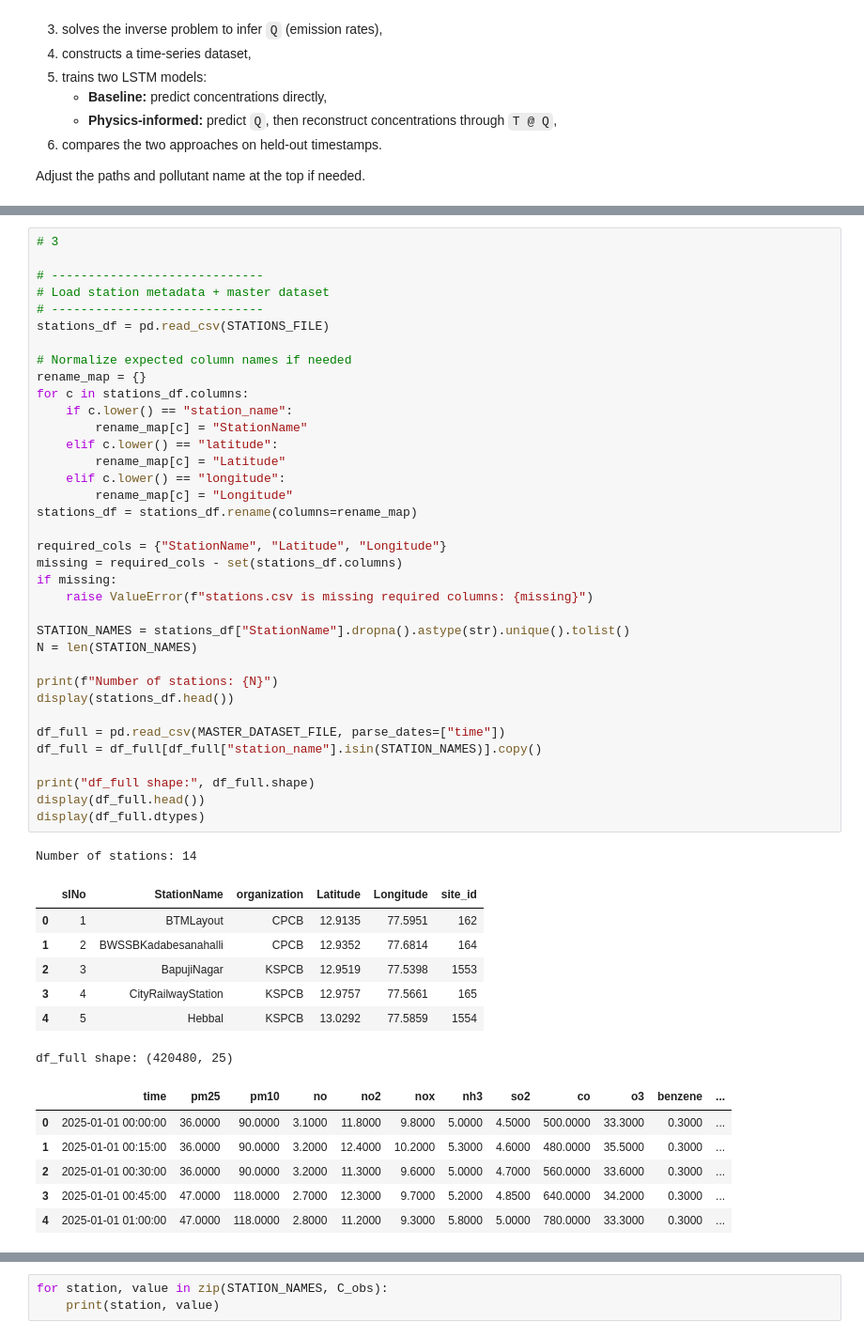
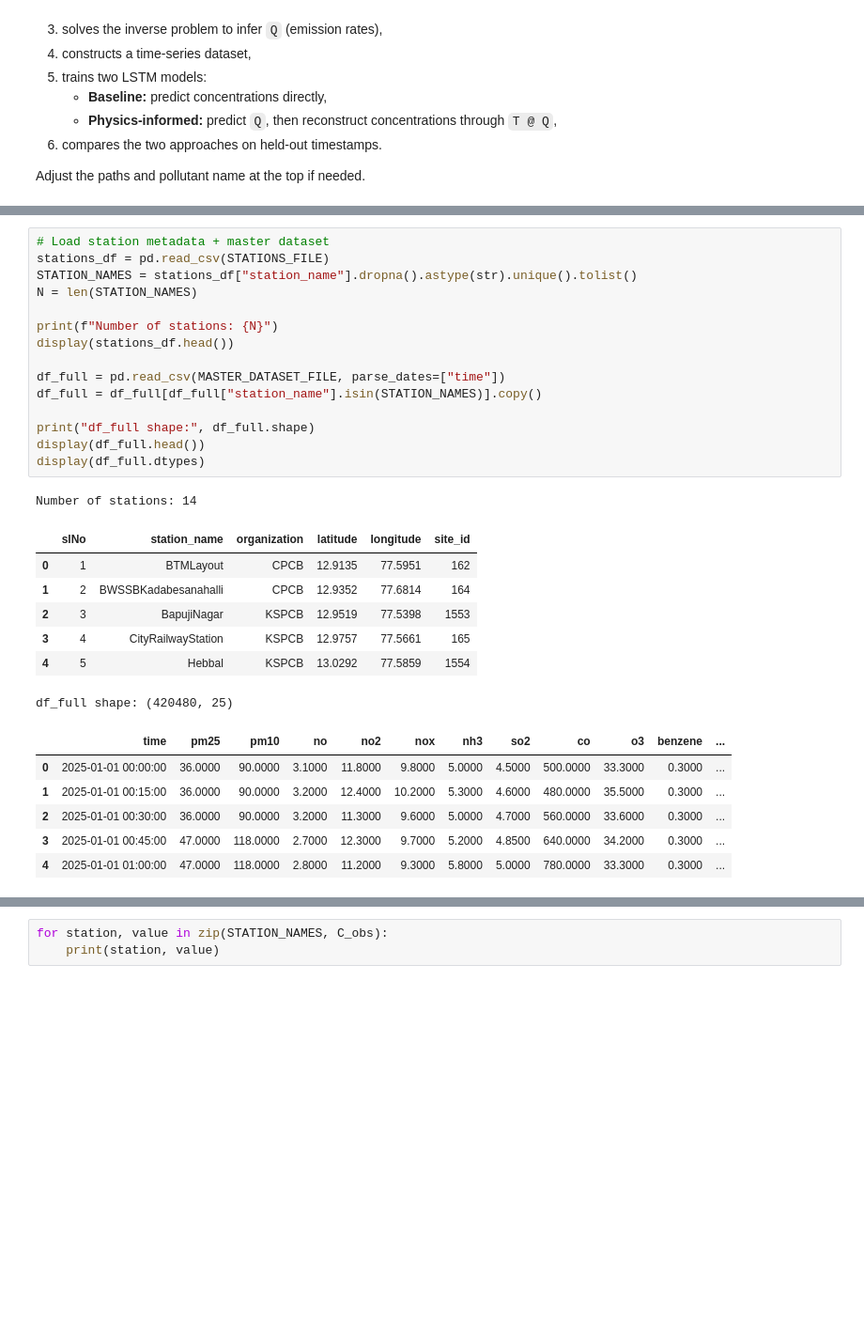
Before and after one commit to Sri-Ram-A/AirModeling, a Jupyter notebook: backend/data/train/full_transport_lstm_comparison_notebook_corrected.ipynb, the cells around one changed output, grey strips where cells are left out. Shown at 94% size. Saved outputs shown, nothing was run; the diff lists cells and outputs as text; blank space fills up the shorter version.

```diff
--- a/backend/data/train/full_transport_lstm_comparison_notebook_corrected.ipynb
+++ b/backend/data/train/full_transport_lstm_comparison_notebook_corrected.ipynb
@@ -113,42 +85,21 @@ STATIONS_FILE exists: True
 # %%
-# 3
-
-# -----------------------------
 # Load station metadata + master dataset
-# -----------------------------
 stations_df = pd.read_csv(STATIONS_FILE)
-
-# Normalize expected column names if needed
-rename_map = {}
-for c in stations_df.columns:
-    if c.lower() == "station_name":
-        rename_map[c] = "StationName"
-    elif c.lower() == "latitude":
-        rename_map[c] = "Latitude"
-    elif c.lower() == "longitude":
-        rename_map[c] = "Longitude"
-stations_df = stations_df.rename(columns=rename_map)
-
-required_cols = {"StationName", "Latitude", "Longitude"}
-missing = required_cols - set(stations_df.columns)
-if missing:
-    raise ValueError(f"stations.csv is missing required columns: {missing}")
-
-STATION_NAMES = stations_df["StationName"].dropna().astype(str).unique().tolist()
+STATION_NAMES = stations_df["station_name"].dropna().astype(str).unique().tolist()
 N = len(STATION_NAMES)
 
 print(f"Number of stations: {N}")
 display(stations_df.head())
 
 df_full = pd.read_csv(MASTER_DATASET_FILE, parse_dates=["time"])
 df_full = df_full[df_full["station_name"].isin(STATION_NAMES)].copy()
 
 print("df_full shape:", df_full.shape)
 display(df_full.head())
 display(df_full.dtypes)
 # %% [output]
 Number of stations: 14
-|  | slNo | StationName | organization | Latitude | Longitude | site_id |
+|  | slNo | station_name | organization | latitude | longitude | site_id |
 | 0 | 1 | BTMLayout | CPCB | 12.9135 | 77.5951 | 162 |
 | 1 | 2 | BWSSBKadabesanahalli | CPCB | 12.9352 | 77.6814 | 164 |
 | 2 | 3 | BapujiNagar | KSPCB | 12.9519 | 77.5398 | 1553 |
```
Also changed, not shown: parts of 22 cells of this notebook, 50 other files.
